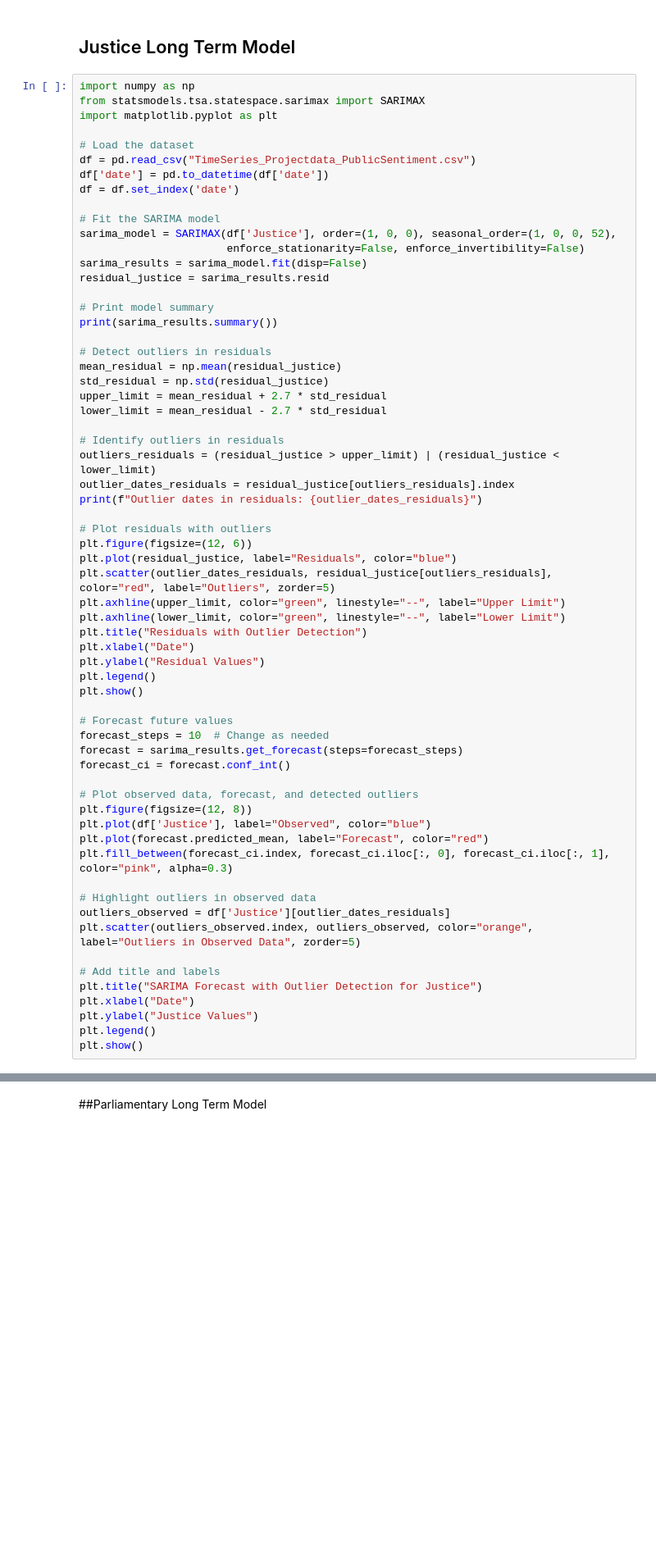
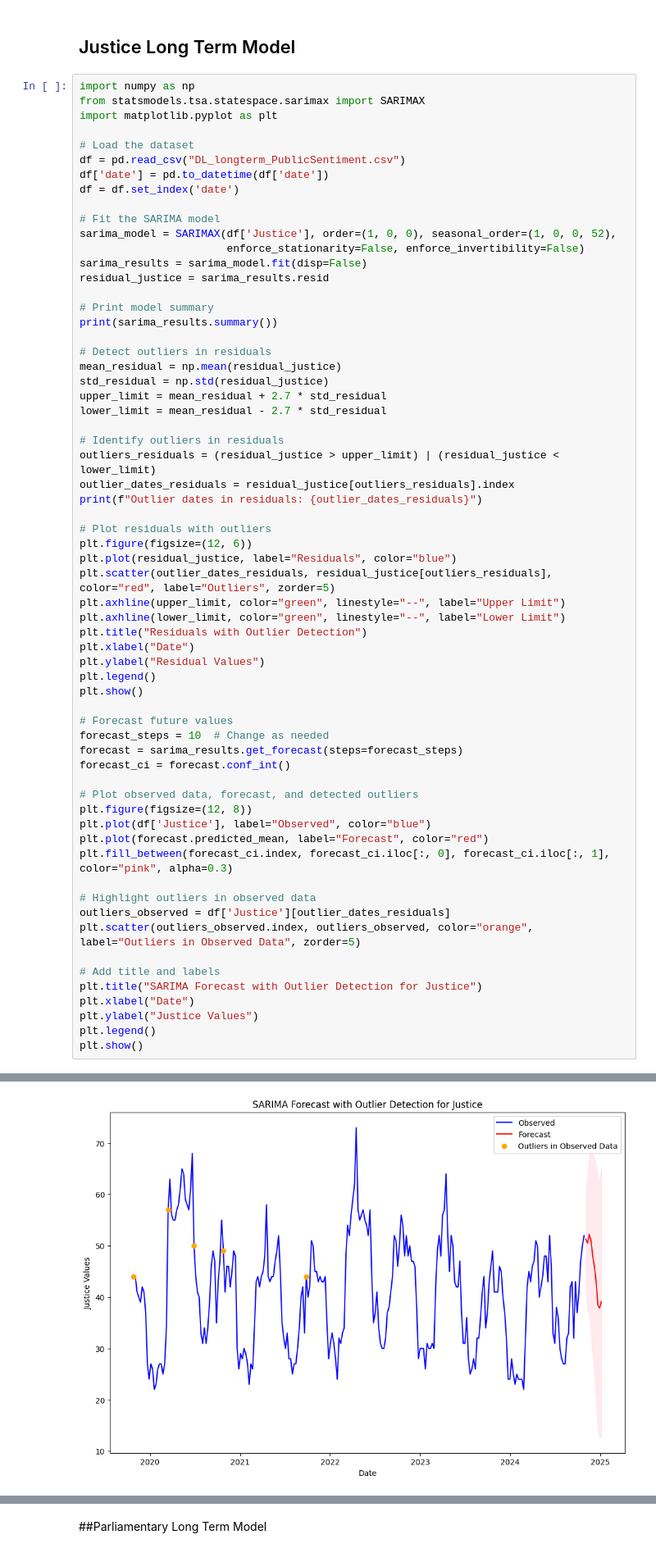
Before and after one commit to itsmebebe/20242R0136COSE47402, a Jupyter notebook: Timeseries_DL_Analysis.ipynb, the cells around one changed output, grey strips where cells are left out. Shown at 82% size. Cells and saved outputs as stored; diff of their text form; blank space fills up the shorter version.

```diff
--- a/Timeseries_DL_Analysis.ipynb
+++ b/Timeseries_DL_Analysis.ipynb
@@ -374,7 +374,7 @@ from statsmodels.tsa.statespace.sarimax import SARIMAX
 import matplotlib.pyplot as plt
 
 # Load the dataset
-df = pd.read_csv("TimeSeries_Projectdata_PublicSentiment.csv")
+df = pd.read_csv("DL_longterm_PublicSentiment.csv")
 df['date'] = pd.to_datetime(df['date'])
 df = df.set_index('date')
 
@@ -441,12 +441,13 @@ Time:                                    09:26:55   BIC
 Sample:                                10-27-2019   HQIC                          1248.223
                                      - 10-27-2024
 Covariance Type:                              opg
 ==============================================================================
                  coef    std err          z      P>|z|      [0.025      0.975]
 ------------------------------------------------------------------------------
 ... (11 lines left out)
 [1] Covariance matrix calculated using the outer product of gradients (complex-step).
 Outlier dates in residuals: DatetimeIndex(['2019-10-27', '2020-03-15', '2020-06-28', '2020-10-25',
                '2021-09-26'],
               dtype='datetime64[ns]', name='date', freq=None)
 [figure]
+[figure, added]
```
Also changed, not shown: parts of 16 cells of this notebook.
